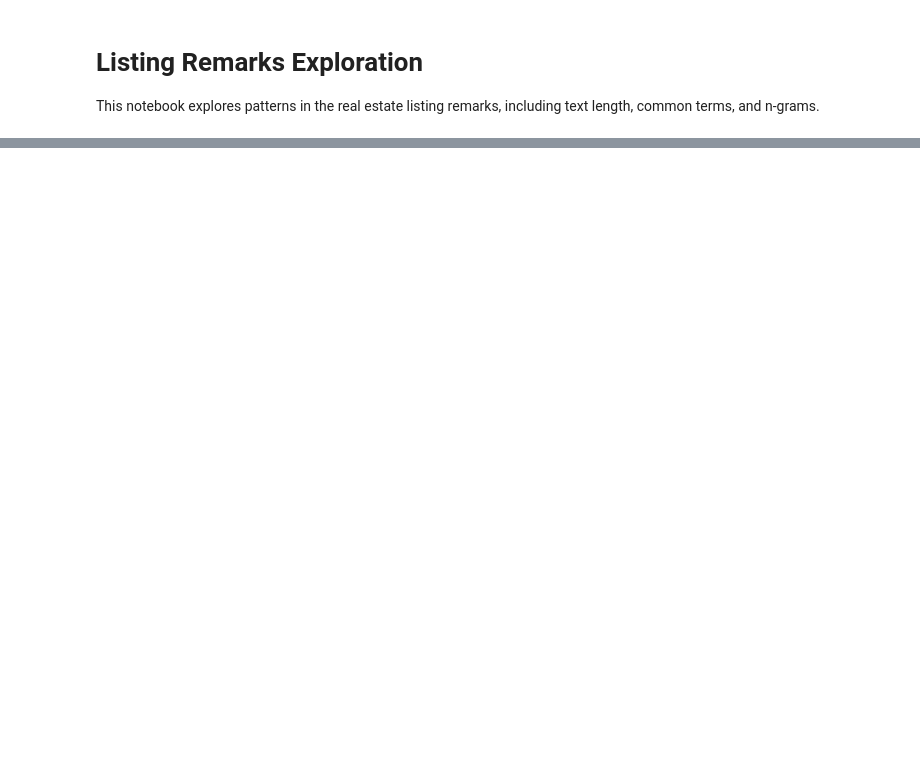
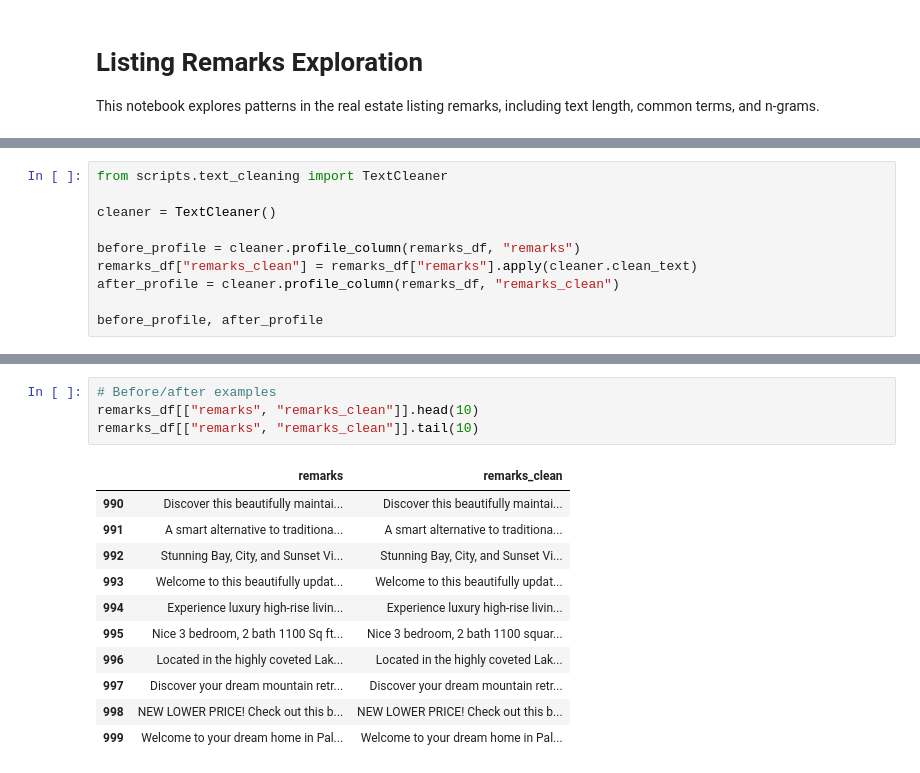
Before and after one commit to nathanye333/nlp-internship, a Jupyter notebook: notebooks/remarks_exploration.ipynb, the cells around one changed output, grey strips where cells are left out. Drawn from its saved outputs; the diff is of its cells as text; blank space fills up the shorter version.

```diff
--- a/notebooks/remarks_exploration.ipynb
+++ b/notebooks/remarks_exploration.ipynb
@@ -62,0 +70,10 @@ has: 478
+# %%
+from scripts.text_cleaning import TextCleaner
+
+cleaner = TextCleaner()
+
+before_profile = cleaner.profile_column(remarks_df, "remarks")
+remarks_df["remarks_clean"] = remarks_df["remarks"].apply(cleaner.clean_text)
+after_profile = cleaner.profile_column(remarks_df, "remarks_clean")
+
+before_profile, after_profile
@@ -62,0 +98,16 @@ has: 478
+# %%
+# Before/after examples
+remarks_df[["remarks", "remarks_clean"]].head(10)
+remarks_df[["remarks", "remarks_clean"]].tail(10)
+# %% [output]
+|  | remarks | remarks_clean |
+| 990 | Discover this beautifully maintai... | Discover this beautifully maintai... |
+| 991 | A smart alternative to traditiona... | A smart alternative to traditiona... |
+| 992 | Stunning Bay, City, and Sunset Vi... | Stunning Bay, City, and Sunset Vi... |
+| 993 | Welcome to this beautifully updat... | Welcome to this beautifully updat... |
+| 994 | Experience luxury high-rise livin... | Experience luxury high-rise livin... |
+| 995 | Nice 3 bedroom, 2 bath 1100 Sq ft... | Nice 3 bedroom, 2 bath 1100 squar... |
+| 996 | Located in the highly coveted Lak... | Located in the highly coveted Lak... |
+| 997 | Discover your dream mountain retr... | Discover your dream mountain retr... |
+| 998 | NEW LOWER PRICE! Check out this b... | NEW LOWER PRICE! Check out this b... |
+| 999 | Welcome to your dream home in Pal... | Welcome to your dream home in Pal... |
```
Also changed, not shown: parts of 4 cells of this notebook, 7 other files.
